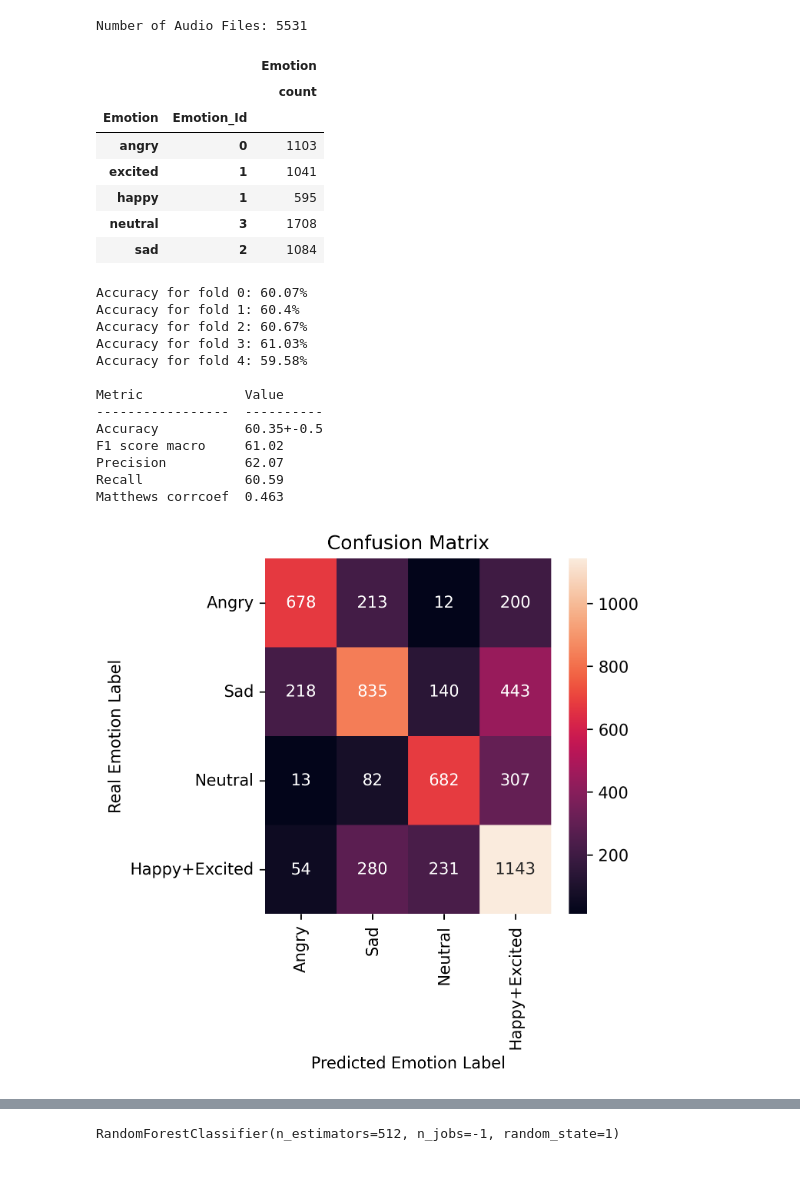
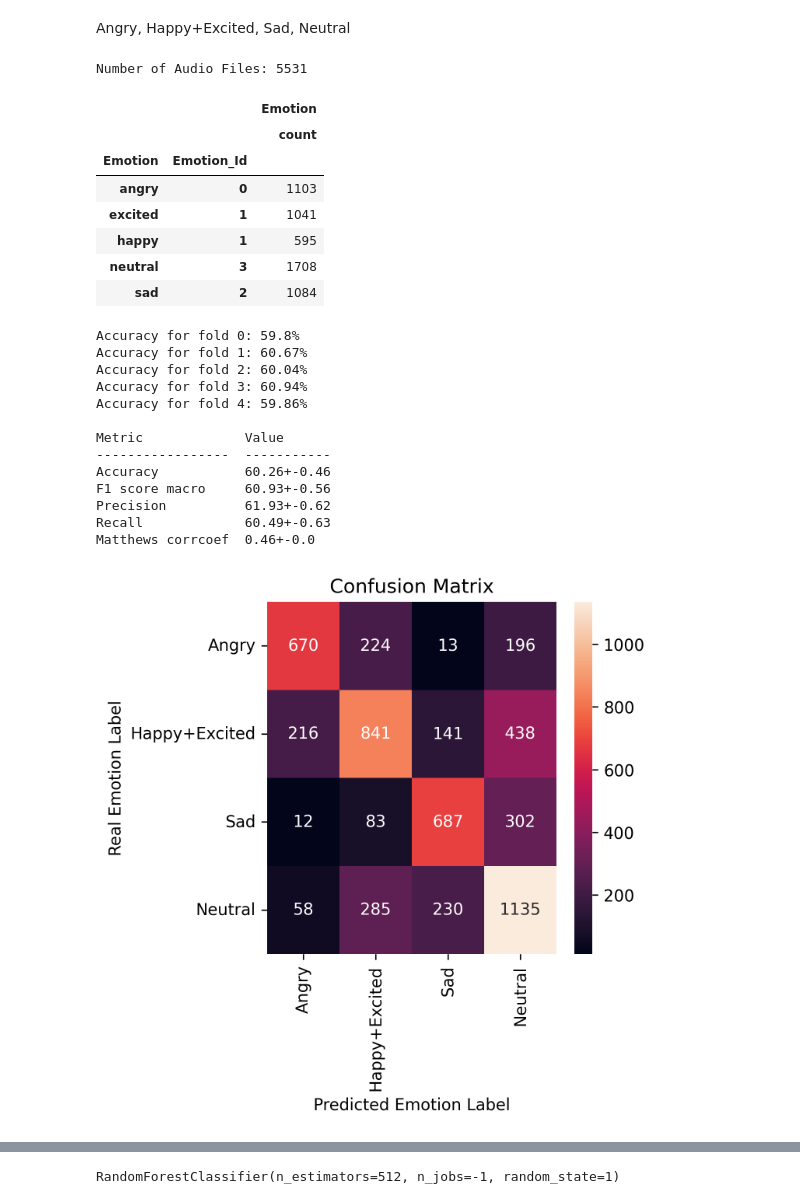
Before and after one commit to MarioCSilva/Speech_Emotion_Recognition_Thesis, a Jupyter notebook: iemocap/model/3_3_labels_study.ipynb, the cells around one changed output, grey strips where cells are left out. Saved outputs shown, nothing was run; the diff lists cells and outputs as text; code cells hidden in the pictures; blank space fills up the shorter version.

```diff
--- a/iemocap/model/3_3_labels_study.ipynb
+++ b/iemocap/model/3_3_labels_study.ipynb
@@ -30,6 +30,7 @@ config = Configuration.load_json(CONFIG_FILE)
 
 OneHotEncodingConfig = {'0': [1, 0], '1': [0, 1]}
 plt.rcParams['figure.dpi'] = 300
+tabulate.LATEX_ESCAPE_RULES = {}
 # %%
 def get_metrics(y_labels, y_pred, folds_size, ticks):
     accs = []
@@ -104,0 +118,12 @@ Angry, Sad, Neutral, Happy+Excited
+# %%
+df = pd.read_csv(EXTRACTED_FEATURES_FILE)
+df = df.sort_values(['Emotion_Id', 'Gender'], ascending = (True, True))
+df = df.set_index('File')
+df = df[df['Emotion'].isin({'angry', 'neutral', 'happy', 'excited', 'sad'})]
+
+print(f"Number of Audio Files: {df.shape[0]}")
+df.groupby(['Emotion', 'Emotion_Id']).agg({'Emotion': ['count']})
+
+def get_new_model():
+    return RandomForest(n_estimators=512, n_jobs=-1, random_state=1)
+results = categorical_cross_validation(get_new_model, "Angry, Happy, Sad, Neutral, Excited", results)
@@ -105,37 +154,39 @@ Angry, Sad, Neutral, Happy+Excited
+# %% [markdown]
+Angry, Happy+Excited, Sad, Neutral
 # %%
 df = pd.read_csv(EXTRACTED_FEATURES_FILE)
 df = df.sort_values(['Emotion_Id', 'Gender'], ascending = (True, True))
 df = df.set_index('File')
 df = df[df['Emotion'].isin({'angry', 'neutral', 'happy', 'excited', 'sad'})]
 df.loc[df['Emotion_Id'] == 5, 'Emotion_Id'] = 1
 
 print(f"Number of Audio Files: {df.shape[0]}")
 df.groupby(['Emotion', 'Emotion_Id']).agg({'Emotion': ['count']})
 
 def get_new_model():
     return RandomForest(n_estimators=512, n_jobs=-1, random_state=1)
-results = categorical_cross_validation(get_new_model, "Angry, Sad, Neutral, Happy+Excited", results)
+results = categorical_cross_validation(get_new_model, "Angry, Happy+Excited, Sad, Neutral", results)
 # %% [output]
 Number of Audio Files: 5531
 |  |  | Emotion |
 |  |  | count |
 | Emotion | Emotion_Id |  |
 | angry | 0 | 1103 |
 | excited | 1 | 1041 |
 | happy | 1 | 595 |
 | neutral | 3 | 1708 |
 | sad | 2 | 1084 |
-Accuracy for fold 0: 60.07%
-Accuracy for fold 1: 60.4%
-Accuracy for fold 2: 60.67%
-Accuracy for fold 3: 61.03%
-Accuracy for fold 4: 59.58%
+Accuracy for fold 0: 59.8%
+Accuracy for fold 1: 60.67%
+Accuracy for fold 2: 60.04%
+Accuracy for fold 3: 60.94%
+Accuracy for fold 4: 59.86%
 
 Metric             Value
------------------  ----------
-Accuracy           60.35+-0.5
-F1 score macro     61.02
-Precision          62.07
-Recall             60.59
-Matthews corrcoef  0.463
+-----------------  -----------
+Accuracy           60.26+-0.46
+F1 score macro     60.93+-0.56
+Precision          61.93+-0.62
+Recall             60.49+-0.63
+Matthews corrcoef  0.46+-0.0
-[figure, old version]
+[figure, new version]
```
Also changed, not shown: parts of 28 cells of this notebook, 1 other file.
